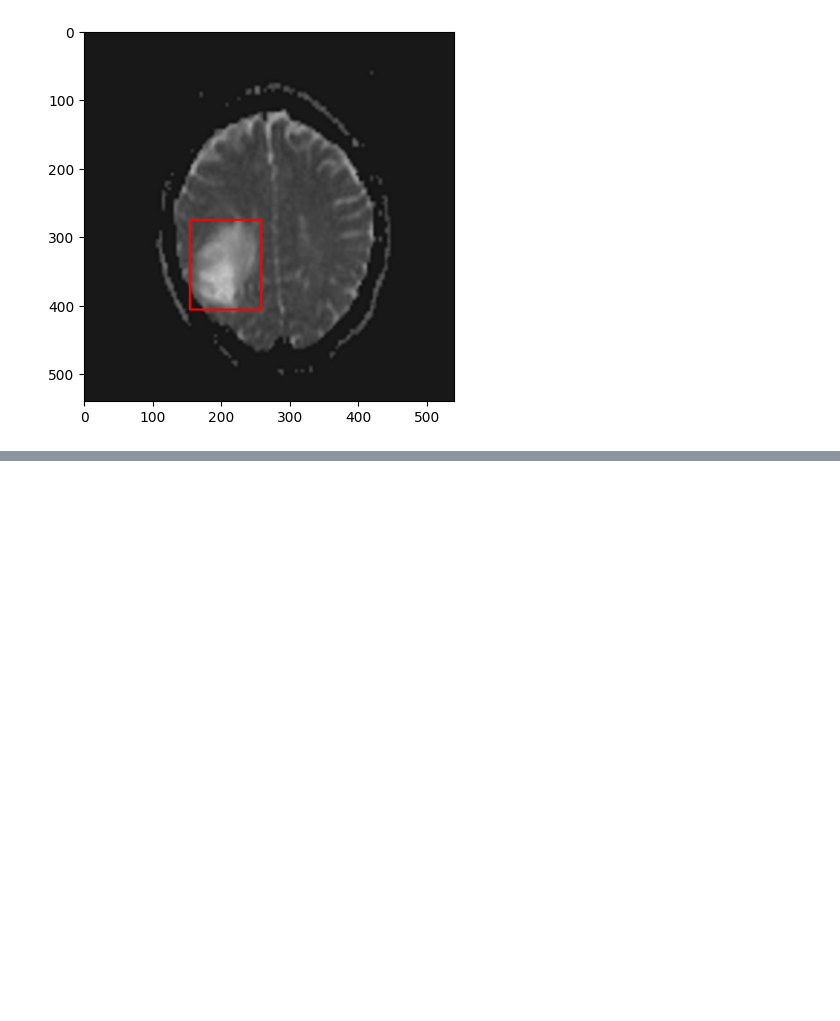
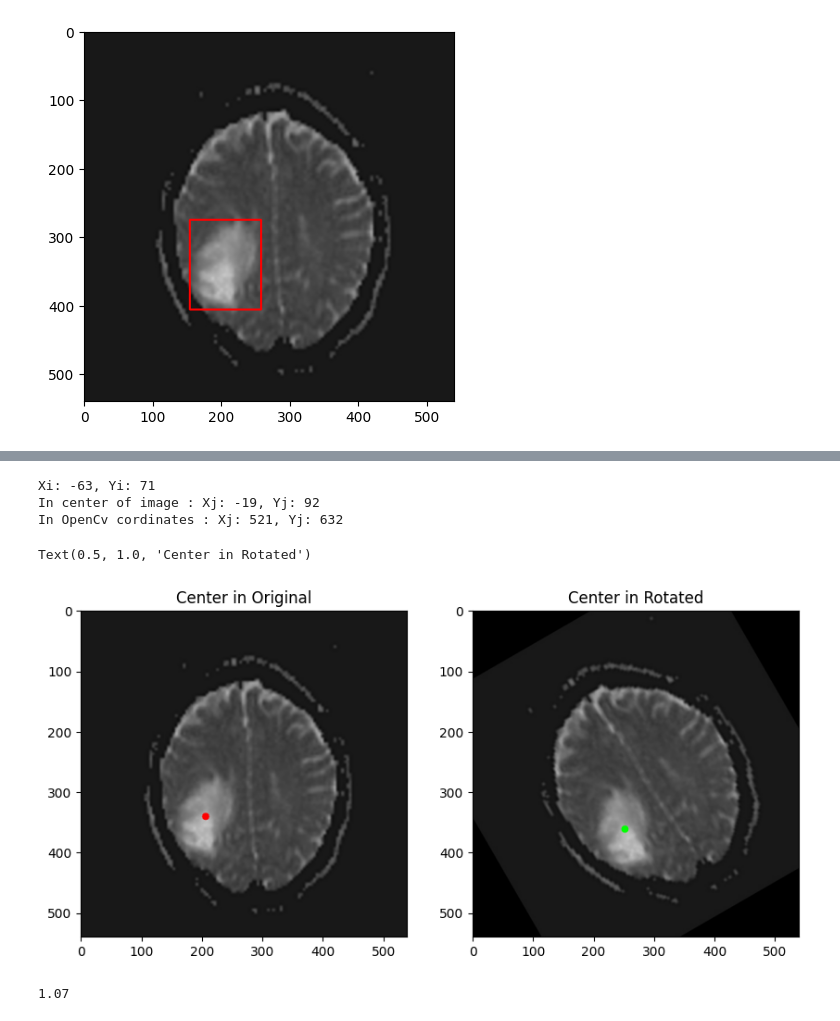
Before and after one commit to MHosseinHashemi/NBML_BrTD, a Jupyter notebook: Data Augmentation.ipynb, the cells around one changed output, grey strips where cells are left out. Saved outputs shown, nothing was run; the diff lists cells and outputs as text; code cells hidden in the pictures; blank space fills up the shorter version.

```diff
--- a/Data Augmentation.ipynb
+++ b/Data Augmentation.ipynb
@@ -645,0 +1226,58 @@ Text(0.5, 1.0, 'Center in Rotated')
+# %%
+# 3rd Quarter Test
+image_init = cv2.imread("C:\\Users\\Eurus\\Desktop\\TestingImagesAugmentation\\init_imgs\\T_991.jpg")
+image_rotated = cv2.imread("C:\\Users\\Eurus\\Desktop\\TestingImagesAugmentation\\out\\T_991_CCWR_.jpg")
+x, y, width, height = 0.383333, 0.632407, 0.192593, 0.242593
+
+
+center = np.array([270,270])
+cordinate_in_global = (np.array([x,y]) * 540).astype(int)
+
+def rotation_mapper(alpha, Xi, Yi):
+    """Step 1"""
+    Xi = int(Xi * 540 - 270)
+    Yi = int(Yi * 540 - 270)
+    print(f"Xi: {Xi}, Yi: {Yi}")
+
+    "Step 2"
+    alpha = math.radians(alpha)
+    Xj = int(Xi*math.cos(alpha) - Yi*math.sin(alpha))
+    Yj = int(Xi*math.sin(alpha) + Yi*math.cos(alpha))
+    print(f"In center of image : Xj: {Xj}, Yj: {Yj}")
+    Xj += 270
+    Yj += 270
+    print(f"In OpenCv cordinates : Xj: {Xj+270}, Yj: {Yj+270}")
+    return Xj, Yj
+
+
+x, y = rotation_mapper(alpha = -30, Xi = x, Yi = y)
+
+
+"final Center"
+cv2.circle(image_rotated, (x,y), radius=0, color=(0, 255, 0), thickness=12)
+"initial Center"
+cv2.circle(image_init, cordinate_in_global, radius=0, color=(255, 0, 0), thickness=12)
+
+fig = plt.figure(figsize=(10, 7))
+rows = 1
+columns = 2
+
+fig.add_subplot(rows, columns, 1)
+plt.imshow(image_init)
+plt.title("Center in Original")
+
+
+fig.add_subplot(rows, columns, 2)
+plt.imshow(image_rotated)
+plt.title("Center in Rotated")
+# %% [output]
+Xi: -63, Yi: 71
+In center of image : Xj: -19, Yj: 92
+In OpenCv cordinates : Xj: 521, Yj: 632
+Text(0.5, 1.0, 'Center in Rotated')
+[figure, added]
+# %%
+Beta = 0.5
+3.14/2 - Beta
+# %% [output]
+1.07
```
Also changed, not shown: parts of 24 cells of this notebook.
